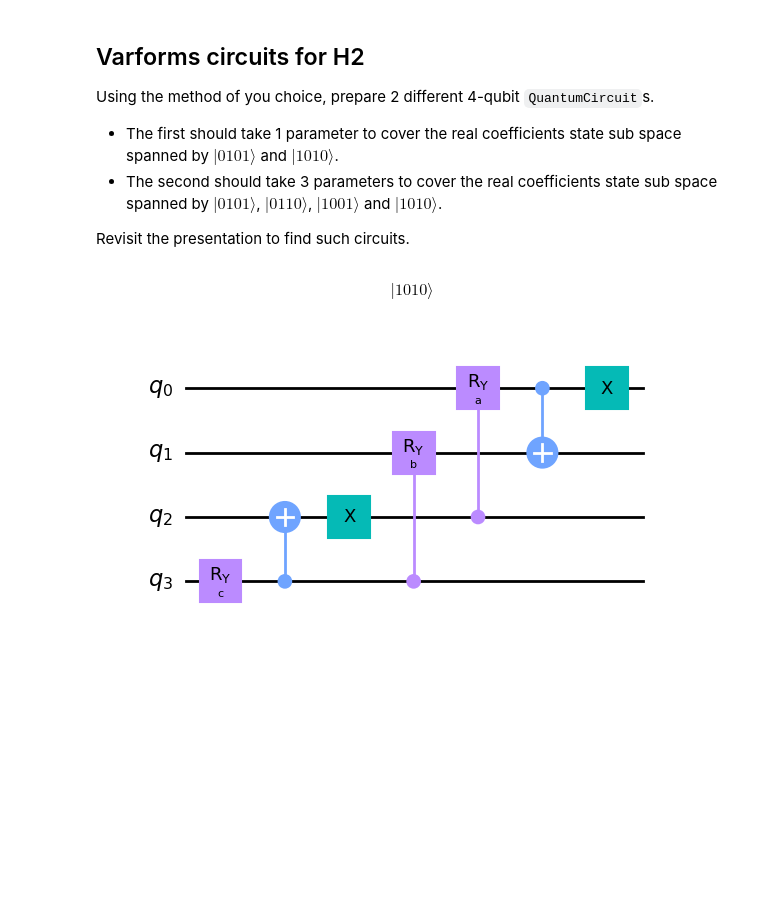
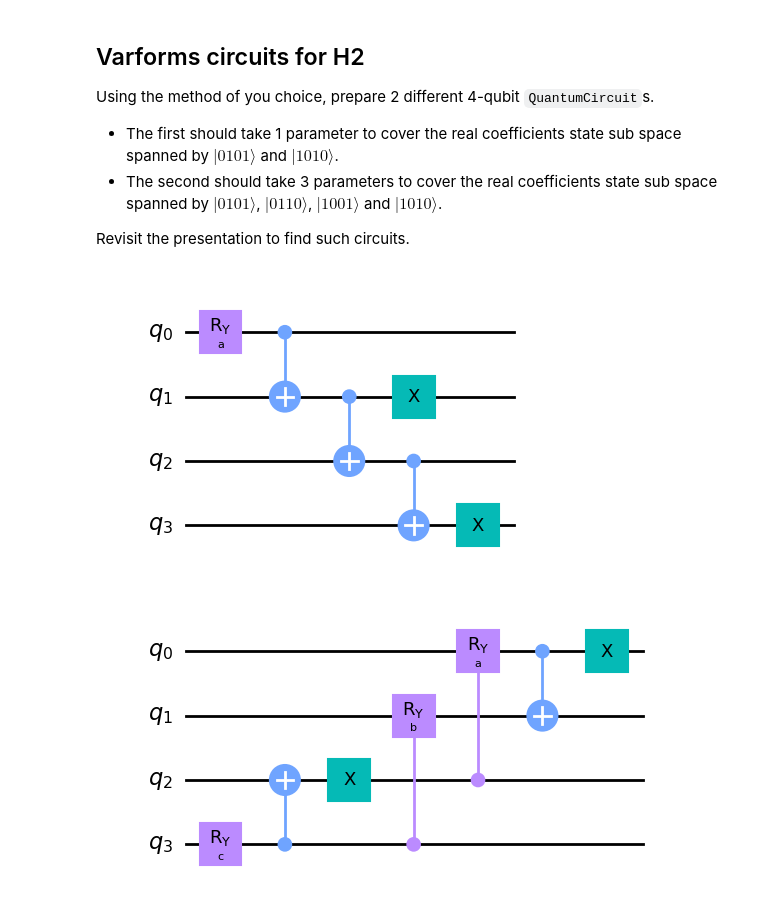
Before and after one commit to Jonas-Jaeger/QuantumChemistryWorkshop, a Jupyter notebook: activity_vqe.ipynb, the cells around one changed output. Cells and saved outputs as stored; diff of their text form; code cells hidden in the pictures; blank space fills up the shorter version.

```diff
--- a/activity_vqe.ipynb
+++ b/activity_vqe.ipynb
@@ -121,23 +118,20 @@ Using the method of you choice, prepare 2 different 4-qubit `QuantumCircuit`s.
 
 Revisit the presentation to find such circuits.
 # %%
-from qiskit.quantum_info import Statevector
 varform_4qubits_1param = QuantumCircuit(4)
 a = Parameter('a')
 
 
 varform_4qubits_1param.ry(a,0)
 varform_4qubits_1param.cnot(0, 1)
 varform_4qubits_1param.cnot(1, 2)
 varform_4qubits_1param.cnot(2, 3)
 varform_4qubits_1param.x([1, 3])
 
 
 varform_4qubits_1param.draw('mpl')
-
-Statevector.from_instruction(varform_4qubits_1param.bind_parameters({a: 0})).draw('latex')
 # %% [output]
-$$ |1010\rangle$$
+[figure, added]
 # %%
 varform_4qubits_3params = QuantumCircuit(4)
 a = Parameter('a')
```
Also changed, not shown: parts of 17 cells of this notebook, 11 other files.
